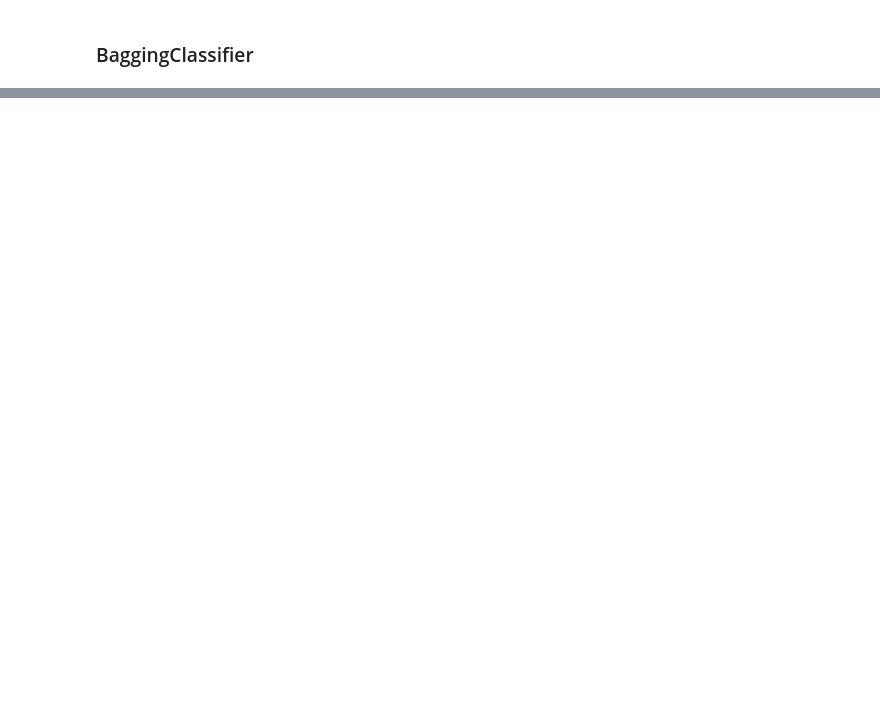
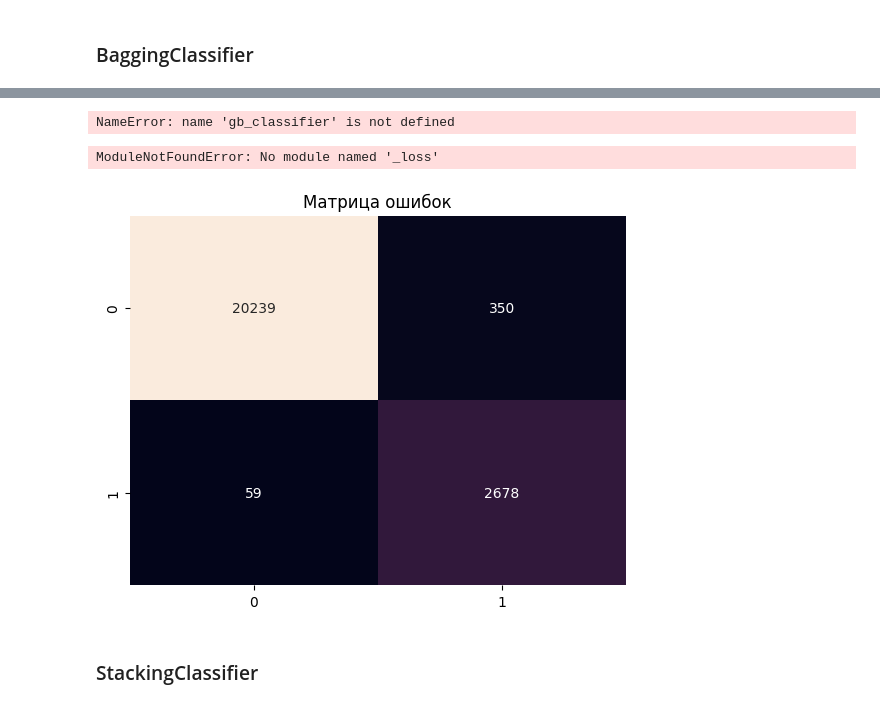
Before and after one commit to SergeyMotynga/OMSTU, a Jupyter notebook: ML/laboratory/lab_3/main/main.ipynb, the cells around one changed output, grey strips where cells are left out. Saved outputs shown, nothing was run; the diff lists cells and outputs as text; code cells hidden in the pictures; blank space fills up the shorter version.

```diff
--- a/ML/laboratory/lab_3/main/main.ipynb
+++ b/ML/laboratory/lab_3/main/main.ipynb
@@ -246,0 +371,19 @@ bc_classifier = build_pipeline(BaggingClassifier)
+# %%
+gb_classifier = build_pipeline(GradientBoostingClassifier(
+    learning_rate=best_params['GradientBoostingClassifier']['RandomizedSearchCV']['params']['model__learning_rate'],
+    max_depth=best_params['GradientBoostingClassifier']['RandomizedSearchCV']['params']['model__max_depth'],
+    max_features=best_params['GradientBoostingClassifier']['RandomizedSearchCV']['params']['model__max_features'],
+    min_samples_leaf=best_params['GradientBoostingClassifier']['RandomizedSearchCV']['params']['model__min_samples_leaf'],
+    n_estimators=best_params['GradientBoostingClassifier']['RandomizedSearchCV']['params']['model__n_estimators'],
+    subsample=best_params['GradientBoostingClassifier']['RandomizedSearchCV']['params']['model__subsample'],
+))
+
+# Hold-out
+gb_classifier.fit(X_train_cl, y_train_cl)
+y_pred_cl_gb = gb_classifier.predict(X_test_cl)
+metrics(y_pred_cl_gb, y_test_cl)
+
+# K-fold
+k_fold_cl_gb = cross_validate(gb_classifier, X_train_cl, y_train_cl, cv=kf, scoring='f1')
+df_k_fold_cl_gb = pd.DataFrame(k_fold_cl_gb)
+df_k_fold_cl_gb
@@ -246,0 +402,19 @@ bc_classifier = build_pipeline(BaggingClassifier)
+# %%
+joblib.dump(gb_classifier, 'gb_classifier_model')
+# %% [output]
+NameError: name 'gb_classifier' is not defined
+# %%
+gb_classifier = joblib.load((r'models/classifier/gb_classifier_model'))
+# %% [output]
+ModuleNotFoundError: No module named '_loss'
+# %%
+cm_gb_cl = confusion_matrix(y_test_cl, y_pred_cl_gb)
+
+plt.figure()
+sns.heatmap(cm_gb_cl, annot=True, fmt='d', cbar=False)
+plt.title('Матрица ошибок')
+plt.show()
+# %% [output]
+[figure, added]
+# %% [markdown]
+### StackingClassifier
```
Also changed, not shown: parts of 32 cells of this notebook, 8 other files.
